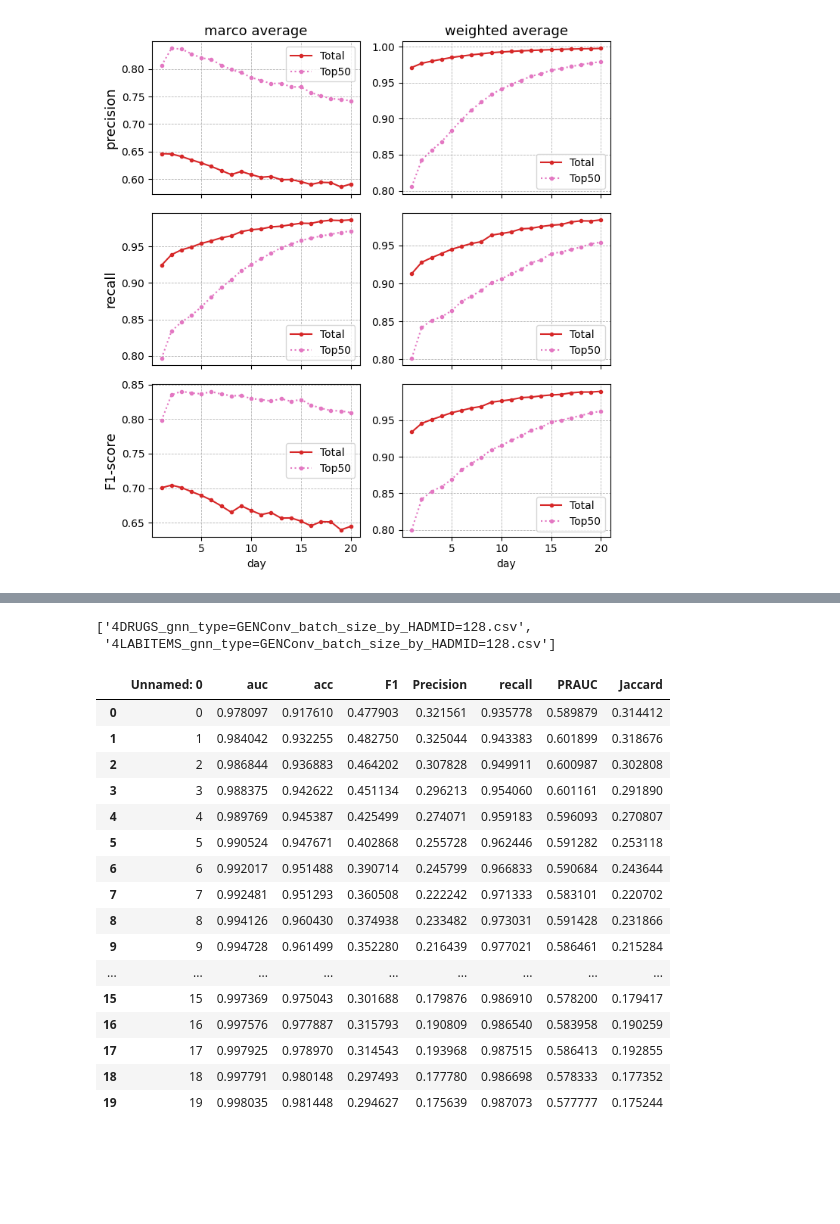
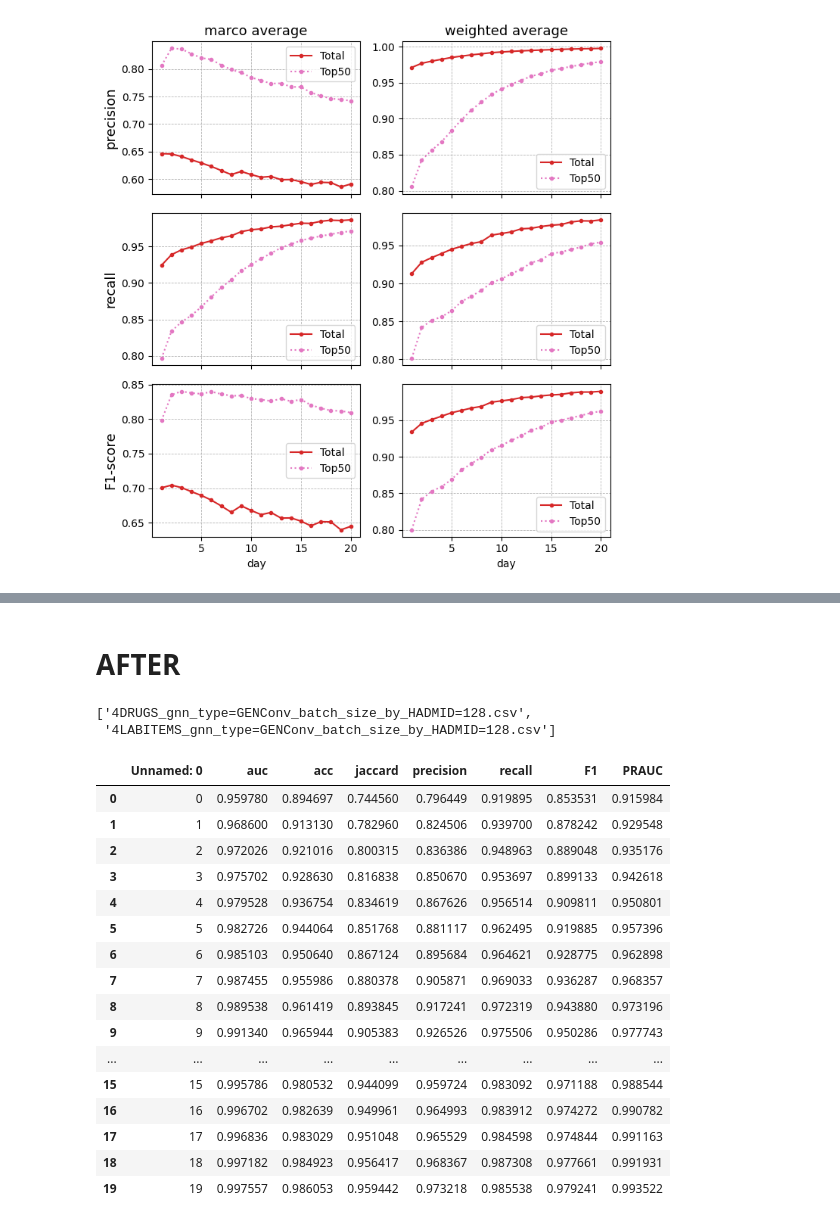
Before and after one commit to Nemo4110/GNNs-Driven-Clinical-Decision-Making-Assistance, a Jupyter notebook: notebook/evaluate.ipynb, the cells around one changed output, grey strips where cells are left out. Drawn from its saved outputs; the diff is of its cells as text; code cells hidden in the pictures; blank space fills up the shorter version.

```diff
--- a/notebook/evaluate.ipynb
+++ b/notebook/evaluate.ipynb
@@ -399,28 +445,30 @@ plt.tight_layout()
+# %% [markdown]
+# AFTER
 # %%
-path_4 = r"../results"
-list_4 = [f for f in os.listdir(path_4) if f[-3:]=="csv"]
-list_4
+path_dfs = r"../results"
+list_csvgz_new = [f for f in os.listdir(path_dfs) if f[0]=='4']
+list_csvgz_new
 # %% [output]
 ['4DRUGS_gnn_type=GENConv_batch_size_by_HADMID=128.csv',
  '4LABITEMS_gnn_type=GENConv_batch_size_by_HADMID=128.csv']
 # %%
-pd.read_csv(os.path.join(path_4, "4LABITEMS_gnn_type=GENConv_batch_size_by_HADMID=128.csv"))
+pd.read_csv(os.path.join(path_dfs, list_csvgz_new[0]))
 # %% [output]
-|  | Unnamed: 0 | auc | acc | F1 | Precision | recall | PRAUC | Jaccard |
-| 0 | 0 | 0.978097 | 0.917610 | 0.477903 | 0.321561 | 0.935778 | 0.589879 | 0.314412 |
-| 1 | 1 | 0.984042 | 0.932255 | 0.482750 | 0.325044 | 0.943383 | 0.601899 | 0.318676 |
-| 2 | 2 | 0.986844 | 0.936883 | 0.464202 | 0.307828 | 0.949911 | 0.600987 | 0.302808 |
-| 3 | 3 | 0.988375 | 0.942622 | 0.451134 | 0.296213 | 0.954060 | 0.601161 | 0.291890 |
-| 4 | 4 | 0.989769 | 0.945387 | 0.425499 | 0.274071 | 0.959183 | 0.596093 | 0.270807 |
-| 5 | 5 | 0.990524 | 0.947671 | 0.402868 | 0.255728 | 0.962446 | 0.591282 | 0.253118 |
-| 6 | 6 | 0.992017 | 0.951488 | 0.390714 | 0.245799 | 0.966833 | 0.590684 | 0.243644 |
-| 7 | 7 | 0.992481 | 0.951293 | 0.360508 | 0.222242 | 0.971333 | 0.583101 | 0.220702 |
-| 8 | 8 | 0.994126 | 0.960430 | 0.374938 | 0.233482 | 0.973031 | 0.591428 | 0.231866 |
-| 9 | 9 | 0.994728 | 0.961499 | 0.352280 | 0.216439 | 0.977021 | 0.586461 | 0.215284 |
+|  | Unnamed: 0 | auc | acc | jaccard | precision | recall | F1 | PRAUC |
+| 0 | 0 | 0.959780 | 0.894697 | 0.744560 | 0.796449 | 0.919895 | 0.853531 | 0.915984 |
+| 1 | 1 | 0.968600 | 0.913130 | 0.782960 | 0.824506 | 0.939700 | 0.878242 | 0.929548 |
+| 2 | 2 | 0.972026 | 0.921016 | 0.800315 | 0.836386 | 0.948963 | 0.889048 | 0.935176 |
+| 3 | 3 | 0.975702 | 0.928630 | 0.816838 | 0.850670 | 0.953697 | 0.899133 | 0.942618 |
+| 4 | 4 | 0.979528 | 0.936754 | 0.834619 | 0.867626 | 0.956514 | 0.909811 | 0.950801 |
+| 5 | 5 | 0.982726 | 0.944064 | 0.851768 | 0.881117 | 0.962495 | 0.919885 | 0.957396 |
+| 6 | 6 | 0.985103 | 0.950640 | 0.867124 | 0.895684 | 0.964621 | 0.928775 | 0.962898 |
+| 7 | 7 | 0.987455 | 0.955986 | 0.880378 | 0.905871 | 0.969033 | 0.936287 | 0.968357 |
+| 8 | 8 | 0.989538 | 0.961419 | 0.893845 | 0.917241 | 0.972319 | 0.943880 | 0.973196 |
+| 9 | 9 | 0.991340 | 0.965944 | 0.905383 | 0.926526 | 0.975506 | 0.950286 | 0.977743 |
 | ... | ... | ... | ... | ... | ... | ... | ... | ... |
-| 15 | 15 | 0.997369 | 0.975043 | 0.301688 | 0.179876 | 0.986910 | 0.578200 | 0.179417 |
-| 16 | 16 | 0.997576 | 0.977887 | 0.315793 | 0.190809 | 0.986540 | 0.583958 | 0.190259 |
-| 17 | 17 | 0.997925 | 0.978970 | 0.314543 | 0.193968 | 0.987515 | 0.586413 | 0.192855 |
-| 18 | 18 | 0.997791 | 0.980148 | 0.297493 | 0.177780 | 0.986698 | 0.578333 | 0.177352 |
-| 19 | 19 | 0.998035 | 0.981448 | 0.294627 | 0.175639 | 0.987073 | 0.577777 | 0.175244 |
+| 15 | 15 | 0.995786 | 0.980532 | 0.944099 | 0.959724 | 0.983092 | 0.971188 | 0.988544 |
+| 16 | 16 | 0.996702 | 0.982639 | 0.949961 | 0.964993 | 0.983912 | 0.974272 | 0.990782 |
+| 17 | 17 | 0.996836 | 0.983029 | 0.951048 | 0.965529 | 0.984598 | 0.974844 | 0.991163 |
+| 18 | 18 | 0.997182 | 0.984923 | 0.956417 | 0.968367 | 0.987308 | 0.977661 | 0.991931 |
+| 19 | 19 | 0.997557 | 0.986053 | 0.959442 | 0.973218 | 0.985538 | 0.979241 | 0.993522 |
 # %%
```
Also changed, not shown: parts of 6 cells of this notebook, 7 other files.
